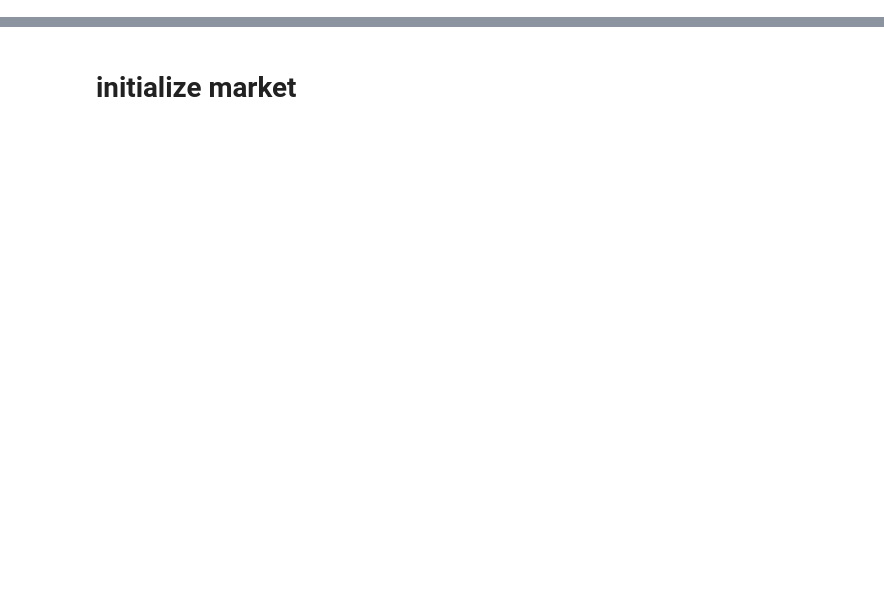
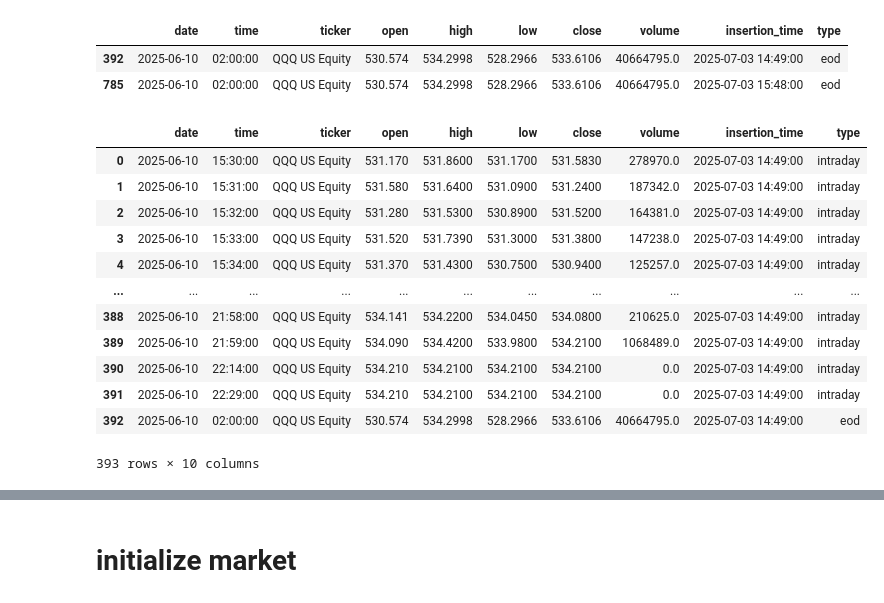
Before and after one commit to andrea220/backtester, a Jupyter notebook: tester_intraday.ipynb, the cells around one changed output, grey strips where cells are left out. Cells and saved outputs as stored; diff of their text form; code cells hidden in the pictures; blank space fills up the shorter version.

```diff
--- a/tester_intraday.ipynb
+++ b/tester_intraday.ipynb
@@ -4,0 +308,22 @@ import backtester as bt
+# %%
+df_new[df_new['type'] == 'eod']
+# %% [output]
+|  | date | time | ticker | open | high | low | close | volume | insertion_time | type |
+| 392 | 2025-06-10 | 02:00:00 | QQQ US Equity | 530.574 | 534.2998 | 528.2966 | 533.6106 | 40664795.0 | 2025-07-03 14:49:00 | eod |
+| 785 | 2025-06-10 | 02:00:00 | QQQ US Equity | 530.574 | 534.2998 | 528.2966 | 533.6106 | 40664795.0 | 2025-07-03 15:48:00 | eod |
+# %%
+df_to_save
+# %% [output]
+|  | date | time | ticker | open | high | low | close | volume | insertion_time | type |
+| 0 | 2025-06-10 | 15:30:00 | QQQ US Equity | 531.170 | 531.8600 | 531.1700 | 531.5830 | 278970.0 | 2025-07-03 14:49:00 | intraday |
+| 1 | 2025-06-10 | 15:31:00 | QQQ US Equity | 531.580 | 531.6400 | 531.0900 | 531.2400 | 187342.0 | 2025-07-03 14:49:00 | intraday |
+| 2 | 2025-06-10 | 15:32:00 | QQQ US Equity | 531.280 | 531.5300 | 530.8900 | 531.5200 | 164381.0 | 2025-07-03 14:49:00 | intraday |
+| 3 | 2025-06-10 | 15:33:00 | QQQ US Equity | 531.520 | 531.7390 | 531.3000 | 531.3800 | 147238.0 | 2025-07-03 14:49:00 | intraday |
+| 4 | 2025-06-10 | 15:34:00 | QQQ US Equity | 531.370 | 531.4300 | 530.7500 | 530.9400 | 125257.0 | 2025-07-03 14:49:00 | intraday |
+| ... | ... | ... | ... | ... | ... | ... | ... | ... | ... | ... |
+| 388 | 2025-06-10 | 21:58:00 | QQQ US Equity | 534.141 | 534.2200 | 534.0450 | 534.0800 | 210625.0 | 2025-07-03 14:49:00 | intraday |
+| 389 | 2025-06-10 | 21:59:00 | QQQ US Equity | 534.090 | 534.4200 | 533.9800 | 534.2100 | 1068489.0 | 2025-07-03 14:49:00 | intraday |
+| 390 | 2025-06-10 | 22:14:00 | QQQ US Equity | 534.210 | 534.2100 | 534.2100 | 534.2100 | 0.0 | 2025-07-03 14:49:00 | intraday |
+| 391 | 2025-06-10 | 22:29:00 | QQQ US Equity | 534.210 | 534.2100 | 534.2100 | 534.2100 | 0.0 | 2025-07-03 14:49:00 | intraday |
+| 392 | 2025-06-10 | 02:00:00 | QQQ US Equity | 530.574 | 534.2998 | 528.2966 | 533.6106 | 40664795.0 | 2025-07-03 14:49:00 | eod |
+393 rows × 10 columns
```
Also changed, not shown: parts of 20 cells of this notebook, 3 other files.
